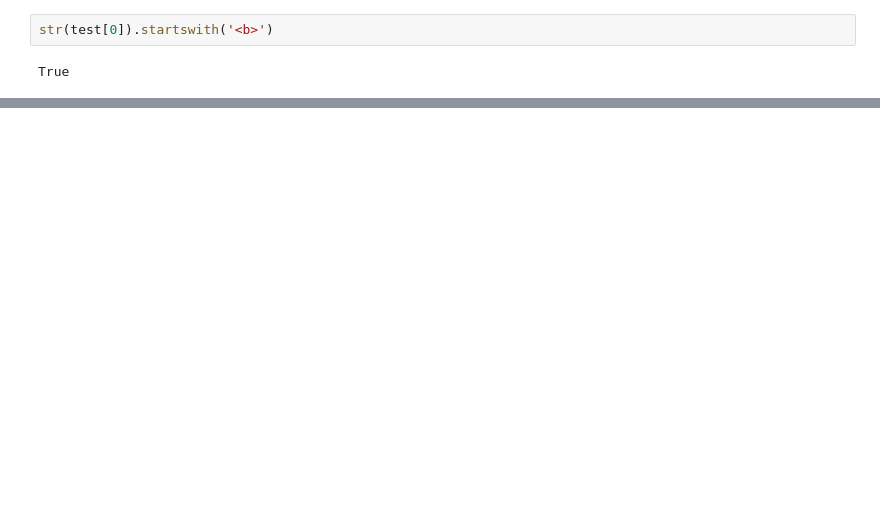
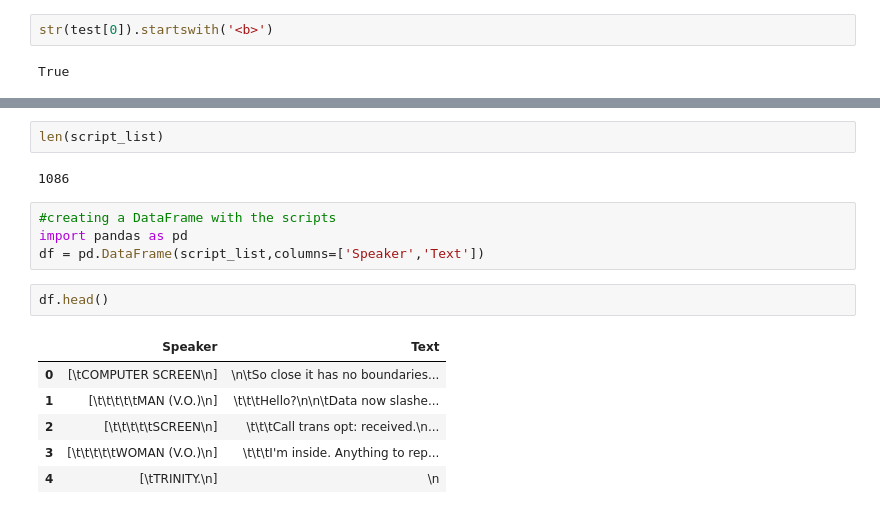
Before and after one commit to FabriceMesidor/ML_from_The-_Matrix, a Jupyter notebook: Data-Collection.ipynb, the cells around one changed output, grey strips where cells are left out. Saved outputs shown, nothing was run; the diff lists cells and outputs as text; blank space fills up the shorter version.

```diff
--- a/Data-Collection.ipynb
+++ b/Data-Collection.ipynb
@@ -116,0 +137,17 @@ for line in test:
+# %%
+len(script_list)
+# %% [output]
+1086
+# %%
+#creating a DataFrame with the scripts
+import pandas as pd
+df = pd.DataFrame(script_list,columns=['Speaker','Text'])
+# %%
+df.head()
+# %% [output]
+|  | Speaker | Text |
+| 0 | [\tCOMPUTER SCREEN\n] | \n\tSo close it has no boundaries... |
+| 1 | [\t\t\t\t\tMAN (V.O.)\n] | \t\t\tHello?\n\n\tData now slashe... |
+| 2 | [\t\t\t\t\tSCREEN\n] | \t\t\tCall trans opt: received.\n... |
+| 3 | [\t\t\t\t\tWOMAN (V.O.)\n] | \t\t\tI'm inside. Anything to rep... |
+| 4 | [\tTRINITY.\n] | \n |
```
Also changed, not shown: parts of 16 cells of this notebook.
